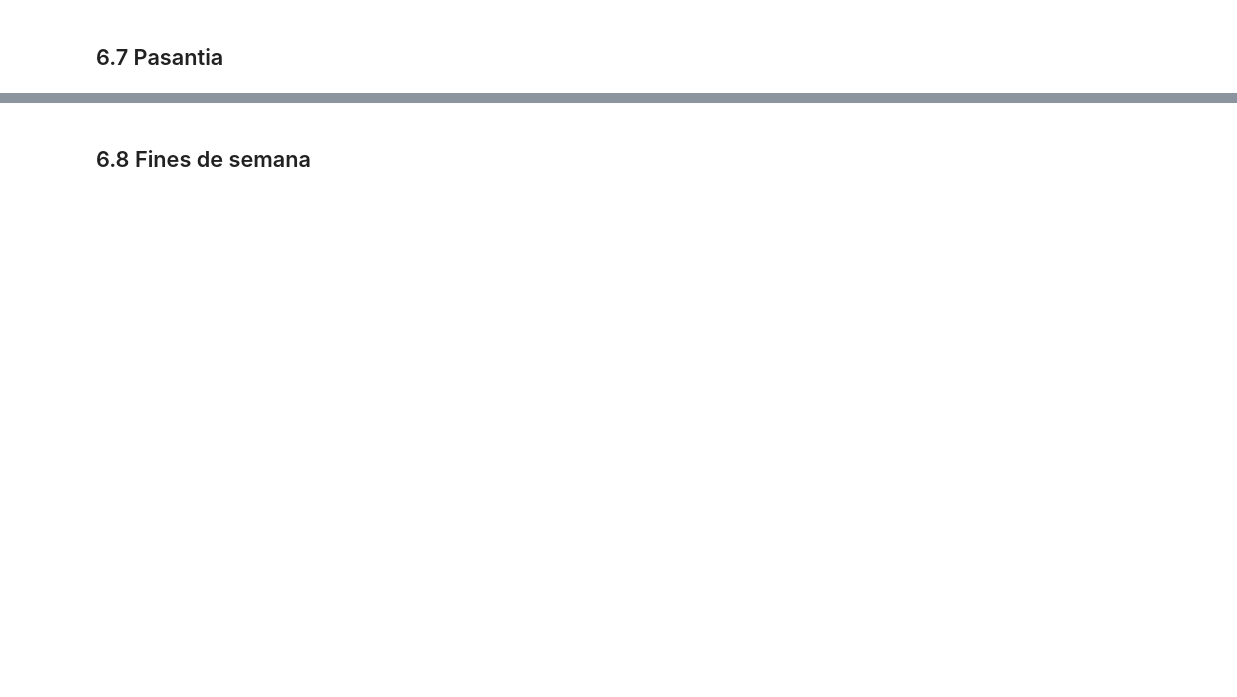
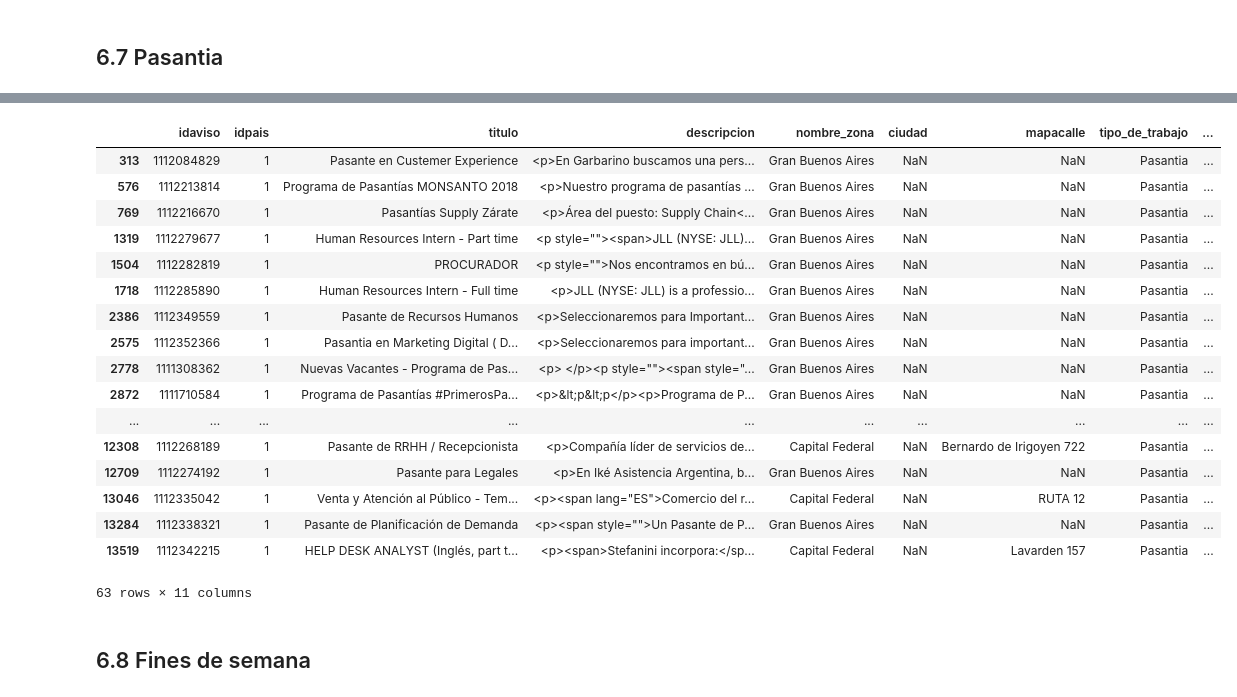
Before and after one commit to GastonMontes/75.06-Datos-TP1, a Jupyter notebook: Notebooks/Estudio de tipos de trabajo.ipynb, the cells around one changed output, grey strips where cells are left out. Cells and saved outputs as stored; diff of their text form; code cells hidden in the pictures; blank space fills up the shorter version.

```diff
--- a/Notebooks/Estudio de tipos de trabajo.ipynb
+++ b/Notebooks/Estudio de tipos de trabajo.ipynb
@@ -369,3 +377,24 @@ g.set_ylabel('Empresa');
+# %%
+df_avisos_detalle[df_avisos_detalle['tipo_de_trabajo'] == tipo]
+# %% [output]
+|  | idaviso | idpais | titulo | descripcion | nombre_zona | ciudad | mapacalle | tipo_de_trabajo | ... |
+| 313 | 1112084829 | 1 | Pasante en Custemer Experience | <p>En Garbarino buscamos una pers... | Gran Buenos Aires | NaN | NaN | Pasantia | ... |
+| 576 | 1112213814 | 1 | Programa de Pasantías MONSANTO 2018 | <p>Nuestro programa de pasantías ... | Gran Buenos Aires | NaN | NaN | Pasantia | ... |
+| 769 | 1112216670 | 1 | Pasantías Supply Zárate | <p>Área del puesto: Supply Chain<... | Gran Buenos Aires | NaN | NaN | Pasantia | ... |
+| 1319 | 1112279677 | 1 | Human Resources Intern - Part time | <p style=""><span>JLL (NYSE: JLL)... | Gran Buenos Aires | NaN | NaN | Pasantia | ... |
+| 1504 | 1112282819 | 1 | PROCURADOR | <p style="">Nos encontramos en bú... | Gran Buenos Aires | NaN | NaN | Pasantia | ... |
+| 1718 | 1112285890 | 1 | Human Resources Intern - Full time | <p>JLL (NYSE: JLL) is a professio... | Gran Buenos Aires | NaN | NaN | Pasantia | ... |
+| 2386 | 1112349559 | 1 | Pasante de Recursos Humanos | <p>Seleccionaremos para Important... | Gran Buenos Aires | NaN | NaN | Pasantia | ... |
+| 2575 | 1112352366 | 1 | Pasantia en Marketing Digital ( D... | <p>Seleccionaremos para important... | Gran Buenos Aires | NaN | NaN | Pasantia | ... |
+| 2778 | 1111308362 | 1 | Nuevas Vacantes - Programa de Pas... | <p> </p><p style=""><span style="... | Gran Buenos Aires | NaN | NaN | Pasantia | ... |
+| 2872 | 1111710584 | 1 | Programa de Pasantías #PrimerosPa... | <p>&lt;p&lt;p</p><p>Programa de P... | Gran Buenos Aires | NaN | NaN | Pasantia | ... |
+| ... | ... | ... | ... | ... | ... | ... | ... | ... | ... |
+| 12308 | 1112268189 | 1 | Pasante de RRHH / Recepcionista | <p>Compañía líder de servicios de... | Capital Federal | NaN | Bernardo de Irigoyen 722 | Pasantia | ... |
+| 12709 | 1112274192 | 1 | Pasante para Legales | <p>En Iké Asistencia Argentina, b... | Gran Buenos Aires | NaN | NaN | Pasantia | ... |
+| 13046 | 1112335042 | 1 | Venta y Atención al Público - Tem... | <p><span lang="ES">Comercio del r... | Capital Federal | NaN | RUTA 12 | Pasantia | ... |
+| 13284 | 1112338321 | 1 | Pasante de Planificación de Demanda | <p><span style="">Un Pasante de P... | Gran Buenos Aires | NaN | NaN | Pasantia | ... |
+| 13519 | 1112342215 | 1 | HELP DESK ANALYST (Inglés, part t... | <p><span>Stefanini incorpora:</sp... | Capital Federal | NaN | Lavarden 157 | Pasantia | ... |
+63 rows × 11 columns
 # %% [markdown]
 ## 6.8 Fines de semana
 # %%
```
Also changed, not shown: parts of 24 cells of this notebook.
